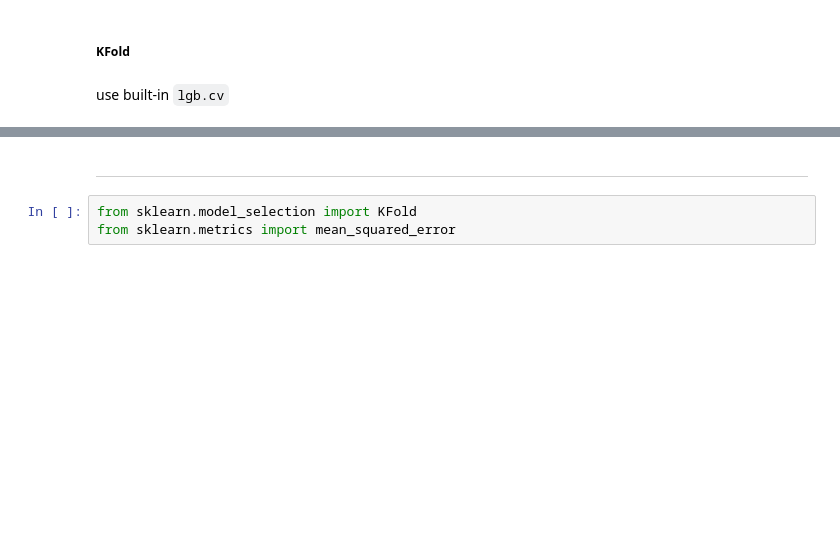
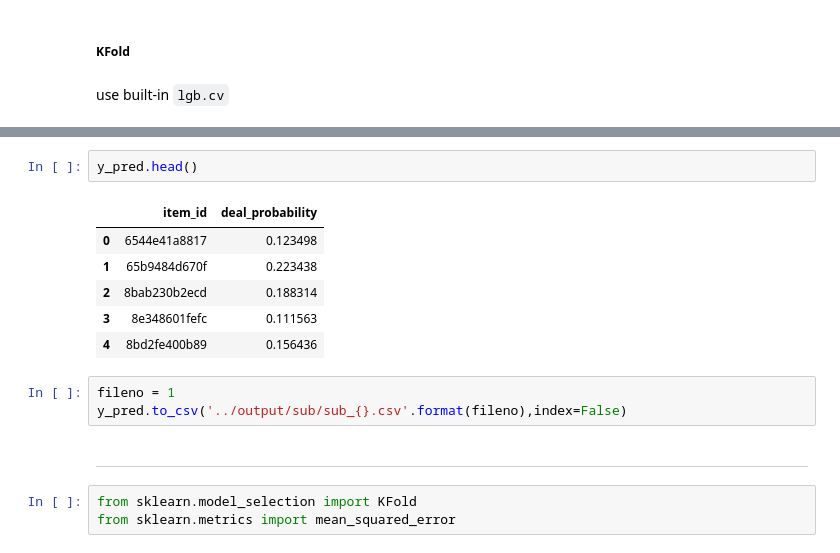
Before and after one commit to ihongChen/kaggle_Avito, a Jupyter notebook: src/lgb_model.ipynb, the cells around one changed output, grey strips where cells are left out. Cells and saved outputs as stored; diff of their text form; blank space fills up the shorter version.

```diff
--- a/src/lgb_model.ipynb
+++ b/src/lgb_model.ipynb
@@ -176,3 +346,15 @@ done
+# %%
+y_pred.head()
+# %% [output]
+|  | item_id | deal_probability |
+| 0 | 6544e41a8817 | 0.123498 |
+| 1 | 65b9484d670f | 0.223438 |
+| 2 | 8bab230b2ecd | 0.188314 |
+| 3 | 8e348601fefc | 0.111563 |
+| 4 | 8bd2fe400b89 | 0.156436 |
+# %%
+fileno = 1
+y_pred.to_csv('../output/sub/sub_{}.csv'.format(fileno),index=False)
 # %% [markdown]
 ____
 # %%
```
Also changed, not shown: parts of 26 cells of this notebook, 4 other files.
